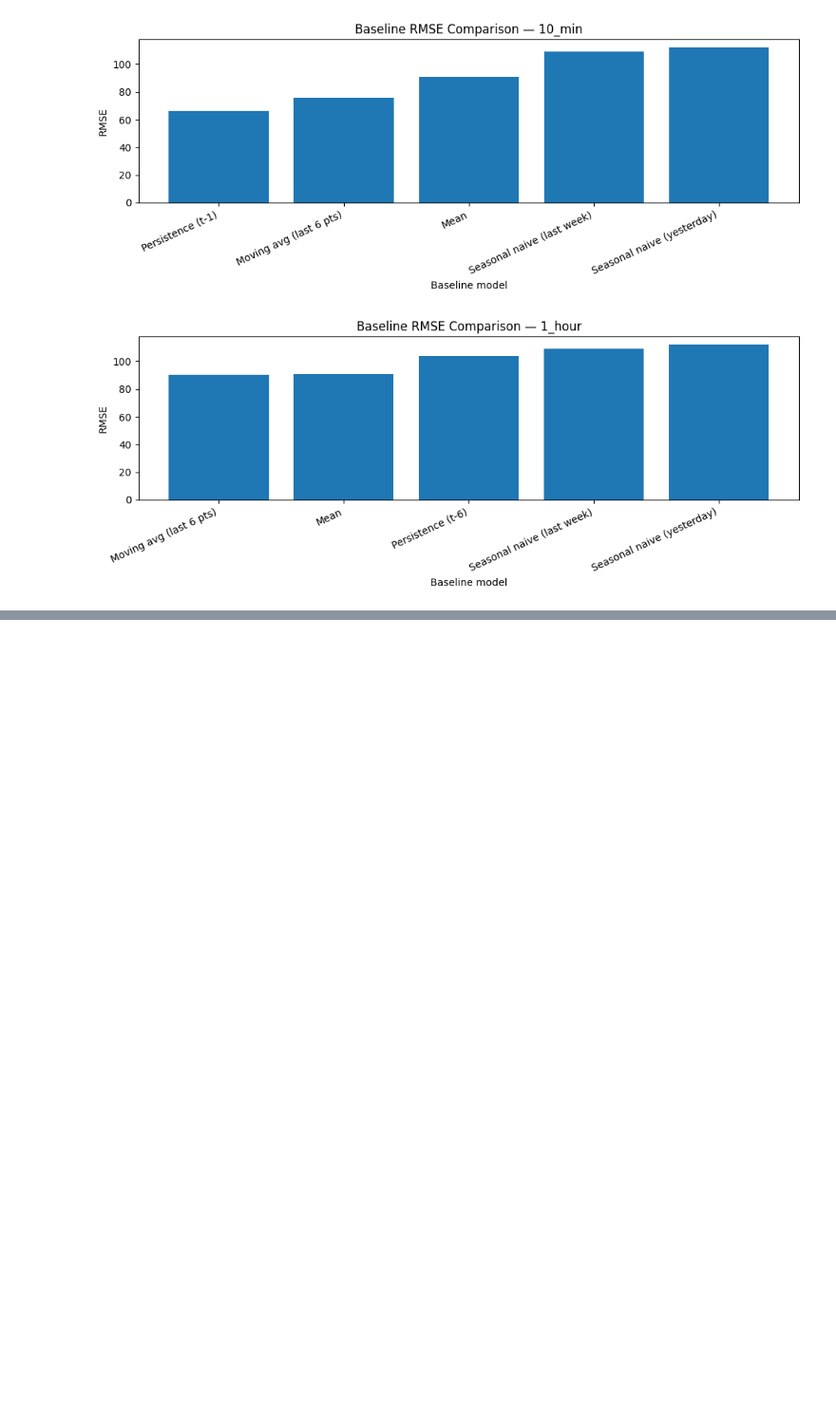
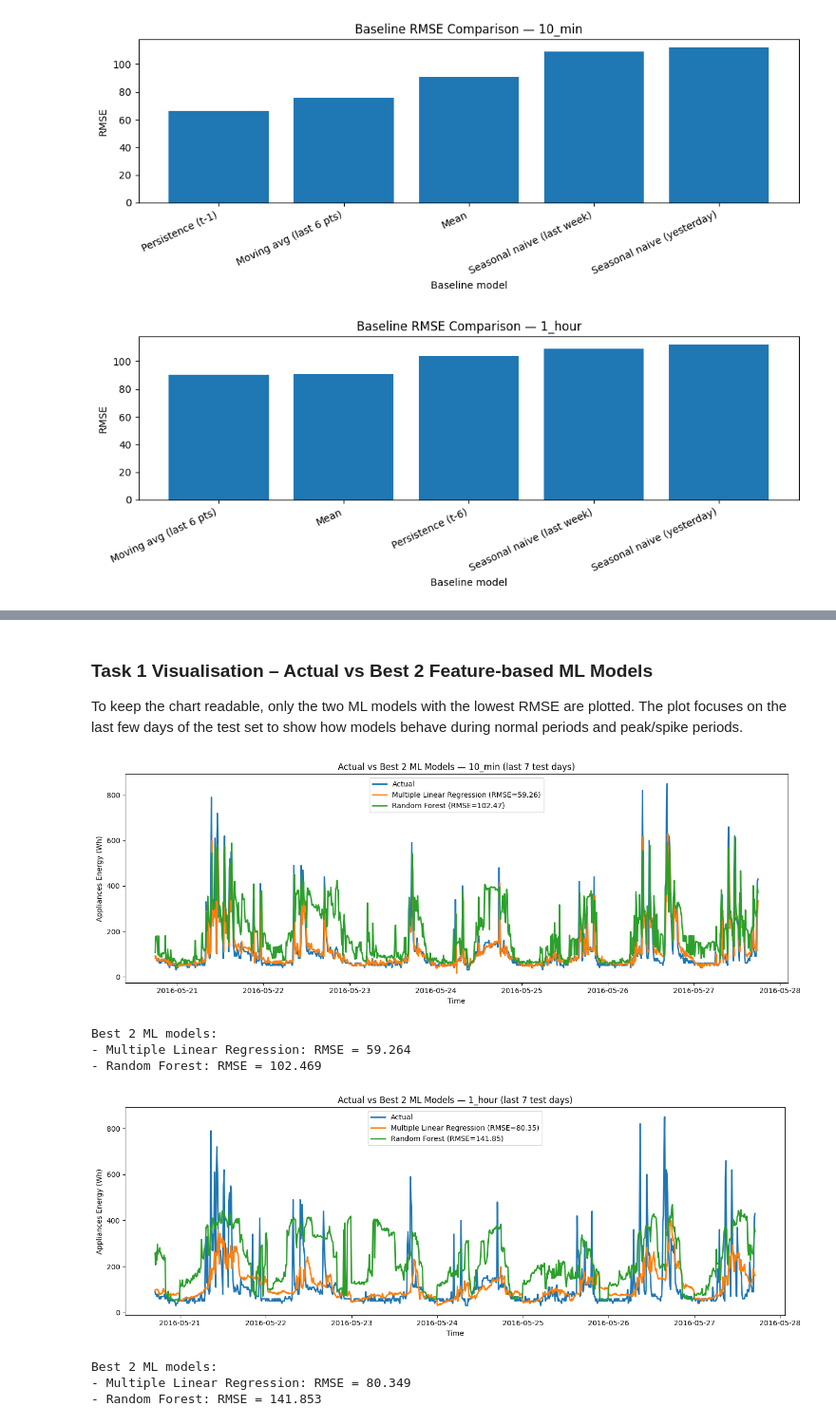
Before and after one commit to ibimohamed83/Data_Analytics_project, a Jupyter notebook: smart_home.ipynb, the cells around one changed output, grey strips where cells are left out. Shown at 95% size. Cells and saved outputs as stored; diff of their text form; code cells hidden in the pictures; blank space fills up the shorter version.

```diff
--- a/smart_home.ipynb
+++ b/smart_home.ipynb
@@ -586,0 +619,9 @@ plot_rmse_bars()
+# %%
+# -----------------------------
+# Metrics
+# -----------------------------
+def compute_metrics(y_true, y_pred):
+    mae = mean_absolute_error(y_true, y_pred)
+    rmse = np.sqrt(mean_squared_error(y_true, y_pred))
+    mape = np.mean(np.abs((y_true - y_pred) / np.maximum(np.abs(y_true), EPS))) * 100
+    return {"MAE": mae, "RMSE": rmse, "MAPE_%": mape}
@@ -586,0 +750,66 @@ plot_rmse_bars()
+# %% [markdown]
+### Task 1 Visualisation – Actual vs Best 2 Feature-based ML Models
+
+To keep the chart readable, only the two ML models with the lowest RMSE are plotted.
+The plot focuses on the last few days of the test set to show how models behave
+during normal periods and peak/spike periods.
+# %%
+def plot_best2_ml(df_original, horizon_steps, horizon_name, last_days=7):
+    # rebuild supervised dataset (same as training)
+    X, y = make_supervised(df_original, TARGET, horizon_steps, LAGS, ROLL_WINDOWS)
+    X_train, X_test, y_train, y_test = time_split(X, y, test_size=TEST_SIZE)
+
+    models = get_models()
+
+    # Train + score
+    scored = []
+    preds_store = {}
+
+    for name, model in models.items():
+        model.fit(X_train, y_train)
+        preds = model.predict(X_test)
+        score = np.sqrt(mean_squared_error(y_test.values, preds))
+        scored.append((name, score))
+        preds_store[name] = preds
+
+    scored.sort(key=lambda x: x[1])
+    best2 = scored[:2]
+
+    # Build a time index for test predictions (same index as X_test)
+    test_index = X_test.index
+
+    # Plot last N days of test
+    end = test_index.max()
+    start = end - pd.Timedelta(days=last_days)
+    idx = test_index[(test_index >= start) & (test_index <= end)]
+
+    plt.figure(figsize=(14, 5))
+    plt.plot(y_test.loc[idx], label="Actual", linewidth=2)
+
+    for model_name, score in best2:
+        pred_series = pd.Series(preds_store[model_name], index=test_index).loc[idx]
+        plt.plot(pred_series.index, pred_series.values, label=f"{model_name} (RMSE={score:.2f})", linewidth=2)
+
+    plt.title(f"Actual vs Best 2 ML Models — {horizon_name} (last {last_days} test days)")
+    plt.xlabel("Time")
+    plt.ylabel("Appliances Energy (Wh)")
+    plt.legend()
+    plt.tight_layout()
+    plt.show()
+
+    print("\nBest 2 ML models:")
+    for m, s in best2:
+        print(f"- {m}: RMSE = {s:.3f}")
+
+# Run for both horizons
+plot_best2_ml(df, HORIZONS["10_min"], "10_min", last_days=7)
+plot_best2_ml(df, HORIZONS["1_hour"], "1_hour", last_days=7)
+# %% [output]
+[figure, added]
+Best 2 ML models:
+- Multiple Linear Regression: RMSE = 59.264
+- Random Forest: RMSE = 102.469
+[figure, added]
+Best 2 ML models:
+- Multiple Linear Regression: RMSE = 80.349
+- Random Forest: RMSE = 141.853
```
Also changed, not shown: parts of 20 cells of this notebook.
